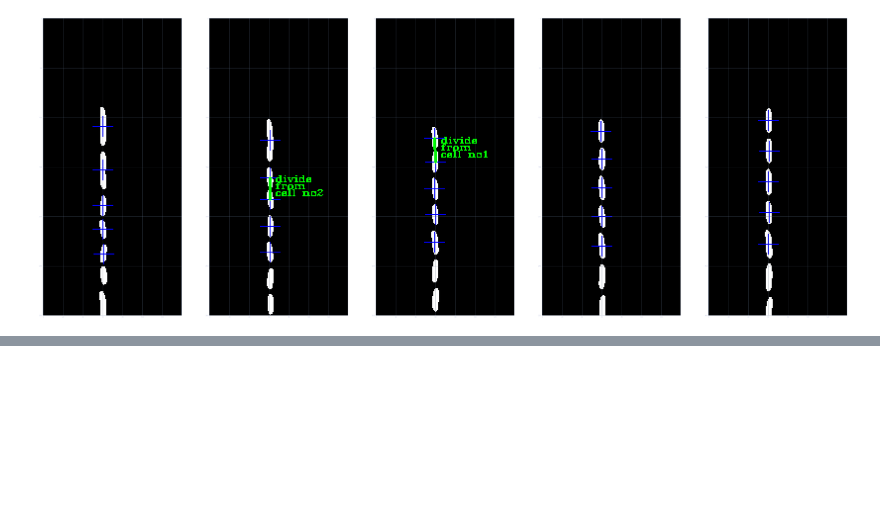
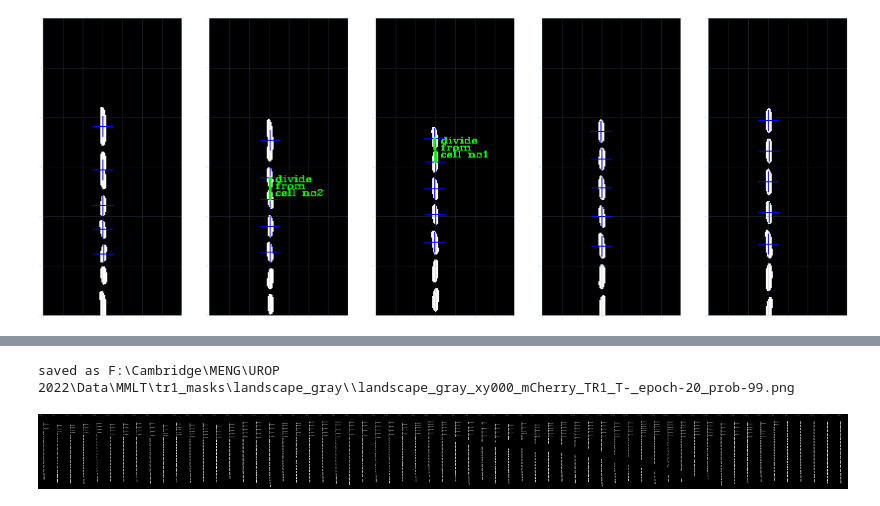
Before and after one commit to erezli/MMLineageTracking, a Jupyter notebook: MM_Cell_Lineage_Tracking.ipynb, the cells around one changed output, grey strips where cells are left out. Drawn from its saved outputs; the diff is of its cells as text; code cells hidden in the pictures; blank space fills up the shorter version.

```diff
--- a/MM_Cell_Lineage_Tracking.ipynb
+++ b/MM_Cell_Lineage_Tracking.ipynb
@@ -318,0 +306,9 @@ display(Image(directory+files[0], unconfined=True))
+# %%
+vis.label_images(mask_dir, mode="landscape-gray-scale", save_dir="F:\\Cambridge\\MENG\\UROP 2022\\Data\\MMLT\\tr1_masks\\landscape_gray\\", template=template_mask)
+
+directory = "F:\\Cambridge\\MENG\\UROP 2022\\Data\\MMLT\\tr1_masks\\landscape_gray\\"
+files = [f for f in os.listdir(directory)if os.path.isfile(os.path.join(directory, f))]
+display(Image(directory+files[0], unconfined=True))
+# %% [output]
+saved as F:\Cambridge\MENG\UROP 2022\Data\MMLT\tr1_masks\landscape_gray\\landscape_gray_xy000_mCherry_TR1_T-_epoch-20_prob-99.png
+[figure, added]
```
Also changed, not shown: parts of 12 cells of this notebook, 4 other files.
